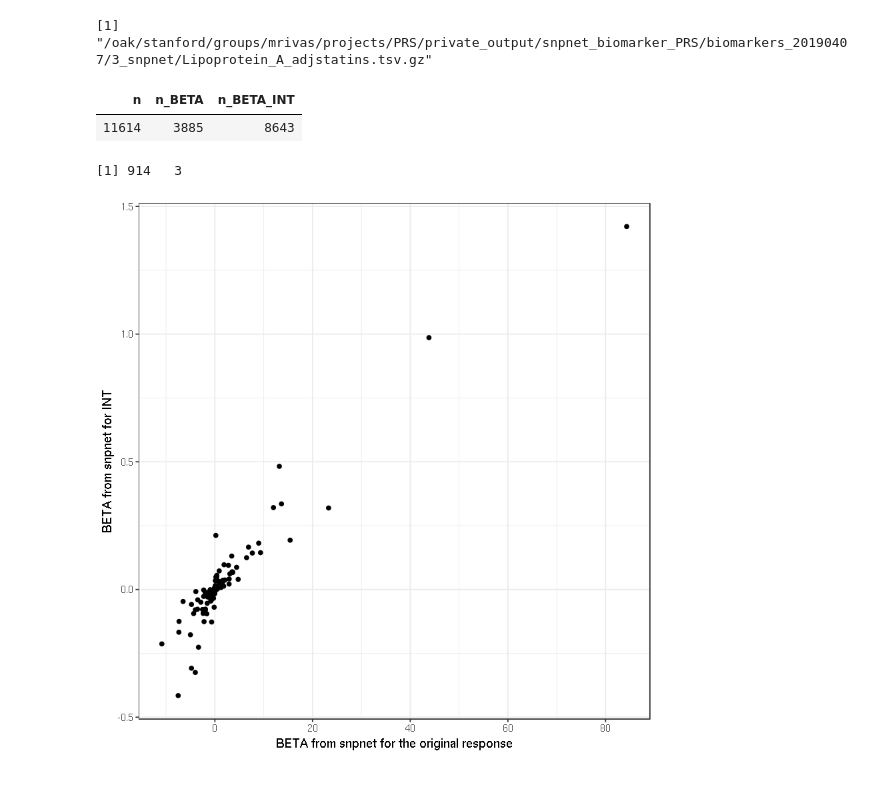
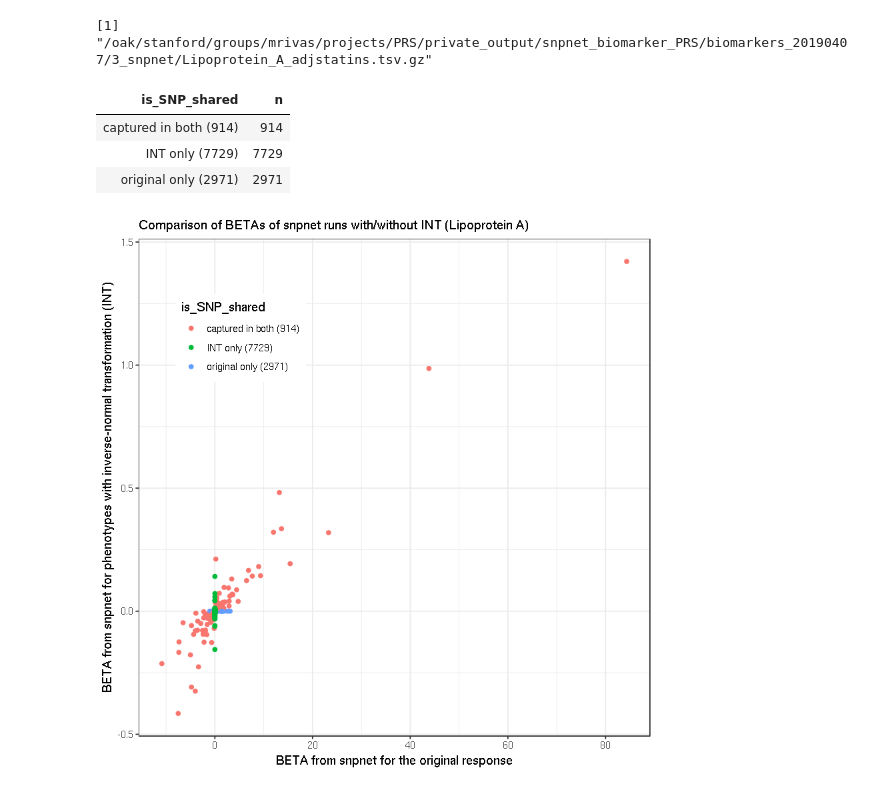
Before and after one commit to rivas-lab/PRS, a Jupyter notebook: notebook/20190407_biomarkers/beta_beta_comparison.ipynb, the cells around one changed output. Drawn from its saved outputs; the diff is of its cells as text; code cells hidden in the pictures.

```diff
--- a/notebook/20190407_biomarkers/beta_beta_comparison.ipynb
+++ b/notebook/20190407_biomarkers/beta_beta_comparison.ipynb
@@ -59,26 +70,25 @@ full_join(
 )
-# %%
-beta_joined %>% summarise(
-    n = n(),
-    n_BETA = sum(!is.na(BETA)),
-    n_BETA_INT = sum(!is.na(BETA_INT))
-)
-# %% [output]
-| n | n_BETA | n_BETA_INT |
-| 11614 | 3885 | 8643 |
-# %%
-beta_joined %>% drop_na() %>% dim()
-# %% [output]
-[1] 914   3
+# %%
+beta_joined %>% count(is_SNP_shared)
+# %% [output]
+| is_SNP_shared | n |
+| captured in both (914) | 914 |
+| INT only (7729) | 7729 |
+| original only (2971) | 2971 |
 # %%
-beta_joined %>% drop_na() %>%
-ggplot(aes(x=BETA, y=BETA_INT))+
+beta_joined %>%
+ggplot(aes(x=BETA, y=BETA_INT, color=is_SNP_shared))+
 # geom_abline(intercept=0, slope=1, color='red') +
 # geom_abline(intercept=lm1$coefficients[1], slope=lm1$coefficients[2],
 #             color='gray', size=.5, linetype = "dashed") +
 geom_point(stat = 'identity') +
 theme_bw() +
 # xlim(-max, max) + ylim(-max, max)+
-labs(x = 'BETA from snpnet for the original response', y = 'BETA from snpnet for INT')
+labs(
+    title = 'Comparison of BETAs of snpnet runs with/without INT (Lipoprotein A)',
+    x = 'BETA from snpnet for the original response',
+    y = 'BETA from snpnet for phenotypes with inverse-normal transformation (INT)'
+) +
+theme(legend.position = c(0.2, 0.8))
 # %% [output]
-[figure, old version]
+[figure, new version]
```
Also changed, not shown: parts of 2 cells of this notebook, 5 other files.
